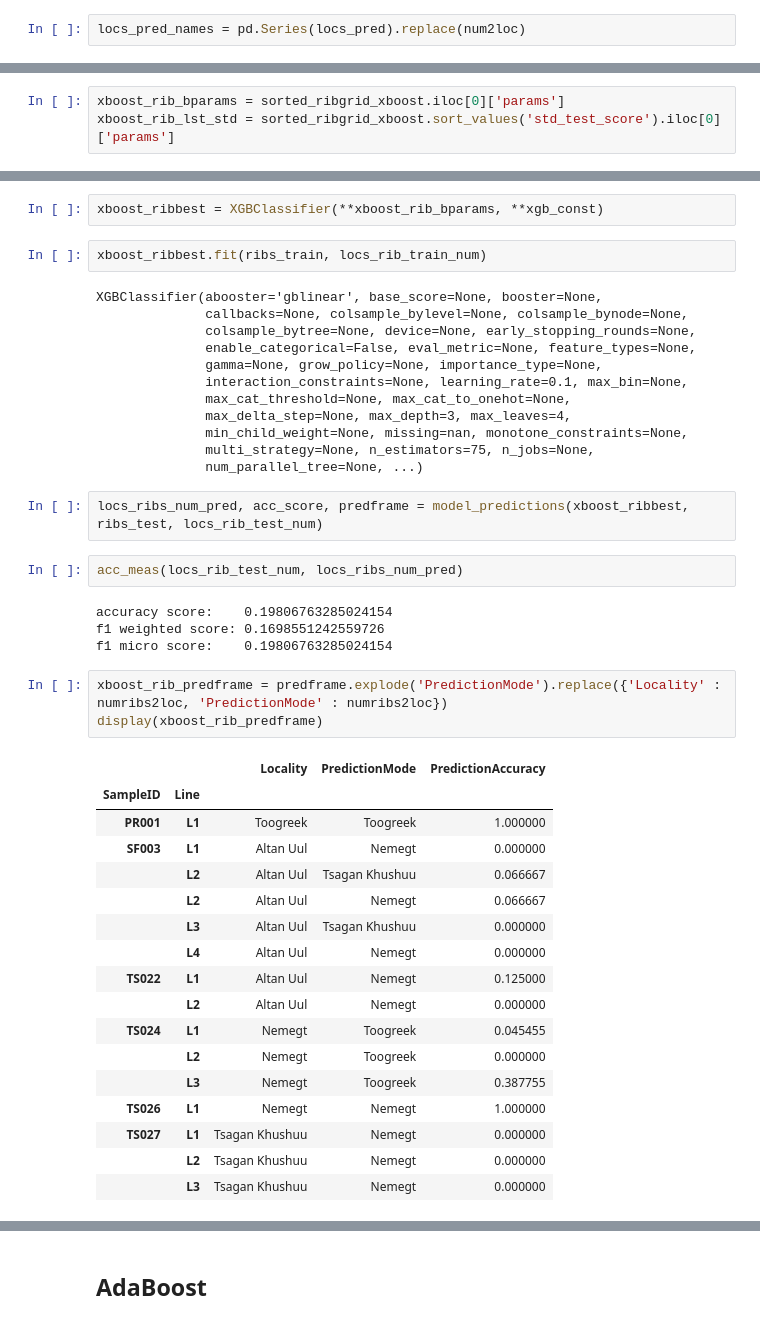
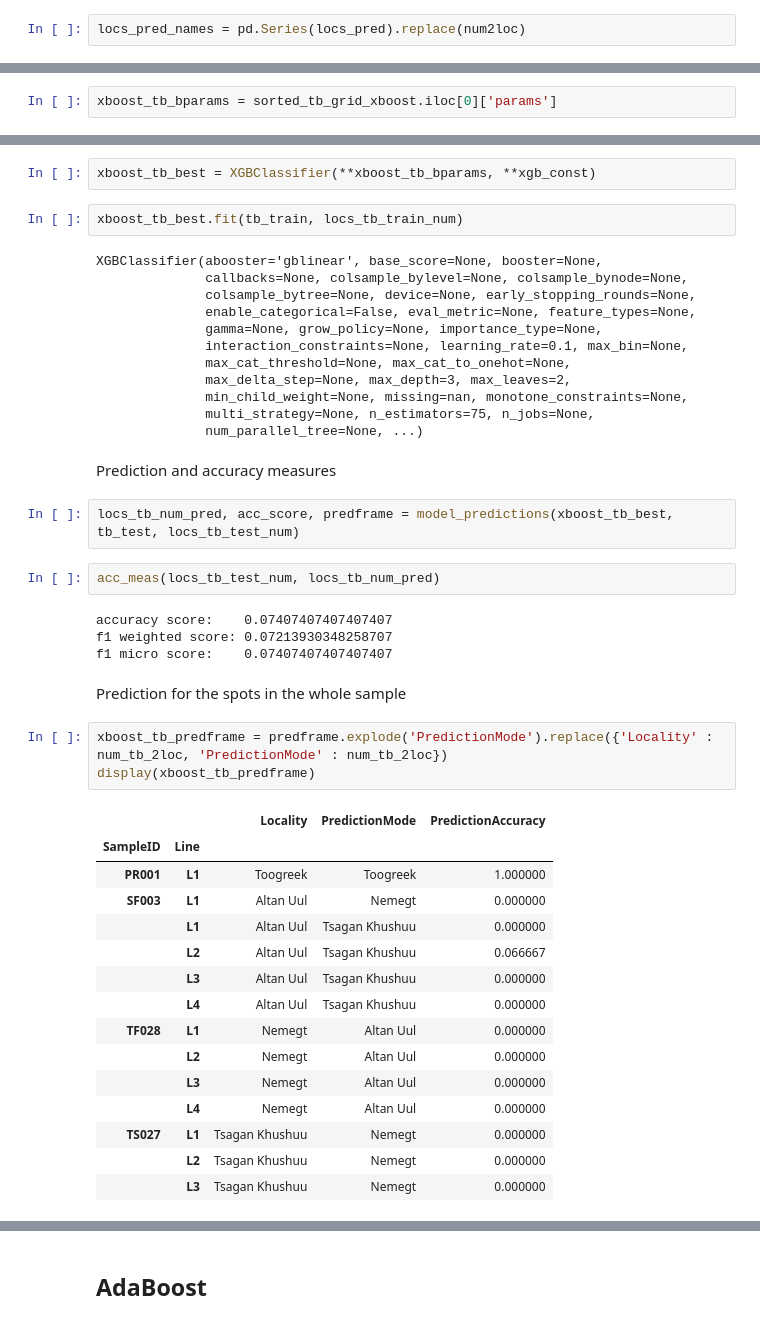
Before and after one commit to MikeRockSurowski/Locality, a Jupyter notebook: Bones from Gobi - loc prediction.ipynb, the cells around one changed output, grey strips where cells are left out. Drawn from its saved outputs; the diff is of its cells as text.

```diff
--- a/Bones from Gobi - loc prediction.ipynb
+++ b/Bones from Gobi - loc prediction.ipynb
@@ -1115,4 +1491,3 @@ sorted_ribgrid_xboost = grid_results_view(xgb_grid_rib)
 # %%
-xboost_rib_bparams = sorted_ribgrid_xboost.iloc[0]['params']
-xboost_rib_lst_std = sorted_ribgrid_xboost.sort_values('std_test_score').iloc[0]['params']
+xboost_tb_bparams = sorted_tb_grid_xboost.iloc[0]['params']
 # %% [markdown]
@@ -1120,7 +1497,7 @@ xboost_rib_lst_std = sorted_ribgrid_xboost.sort_values('std_test_score').iloc[0]
 # %%
-xboost_ribbest = XGBClassifier(**xboost_rib_bparams, **xgb_const)
+xboost_tb_best = XGBClassifier(**xboost_tb_bparams, **xgb_const)
 # %%
-xboost_ribbest.fit(ribs_train, locs_rib_train_num)
+xboost_tb_best.fit(tb_train, locs_tb_train_num)
 # %% [output]
 XGBClassifier(abooster='gblinear', base_score=None, booster=None,
               callbacks=None, colsample_bylevel=None, colsample_bynode=None,
@@ -1129,36 +1506,38 @@ XGBClassifier(abooster='gblinear', base_score=None, booster=None,
               gamma=None, grow_policy=None, importance_type=None,
               interaction_constraints=None, learning_rate=0.1, max_bin=None,
               max_cat_threshold=None, max_cat_to_onehot=None,
-              max_delta_step=None, max_depth=3, max_leaves=4,
+              max_delta_step=None, max_depth=3, max_leaves=2,
               min_child_weight=None, missing=nan, monotone_constraints=None,
               multi_strategy=None, n_estimators=75, n_jobs=None,
               num_parallel_tree=None, ...)
+# %% [markdown]
+Prediction and accuracy measures
 # %%
-locs_ribs_num_pred, acc_score, predframe = model_predictions(xboost_ribbest, ribs_test, locs_rib_test_num)
+locs_tb_num_pred, acc_score, predframe = model_predictions(xboost_tb_best, tb_test, locs_tb_test_num)
 # %%
-acc_meas(locs_rib_test_num, locs_ribs_num_pred)
+acc_meas(locs_tb_test_num, locs_tb_num_pred)
 # %% [output]
-accuracy score:    0.19806763285024154
-f1 weighted score: 0.1698551242559726
-f1 micro score:    0.19806763285024154
+accuracy score:    0.07407407407407407
+f1 weighted score: 0.07213930348258707
+f1 micro score:    0.07407407407407407
+# %% [markdown]
+Prediction for the spots in the whole sample
 # %%
-xboost_rib_predframe = predframe.explode('PredictionMode').replace({'Locality' : numribs2loc, 'PredictionMode' : numribs2loc})
-display(xboost_rib_predframe)
+xboost_tb_predframe = predframe.explode('PredictionMode').replace({'Locality' : num_tb_2loc, 'PredictionMode' : num_tb_2loc})
+display(xboost_tb_predframe)
 # %% [output]
 |  |  | Locality | PredictionMode | PredictionAccuracy |
 | SampleID | Line |  |  |  |
 | PR001 | L1 | Toogreek | Toogreek | 1.000000 |
 | SF003 | L1 | Altan Uul | Nemegt | 0.000000 |
+|  | L1 | Altan Uul | Tsagan Khushuu | 0.000000 |
 |  | L2 | Altan Uul | Tsagan Khushuu | 0.066667 |
-|  | L2 | Altan Uul | Nemegt | 0.066667 |
 |  | L3 | Altan Uul | Tsagan Khushuu | 0.000000 |
-|  | L4 | Altan Uul | Nemegt | 0.000000 |
-| TS022 | L1 | Altan Uul | Nemegt | 0.125000 |
-|  | L2 | Altan Uul | Nemegt | 0.000000 |
-| TS024 | L1 | Nemegt | Toogreek | 0.045455 |
-|  | L2 | Nemegt | Toogreek | 0.000000 |
-|  | L3 | Nemegt | Toogreek | 0.387755 |
-| TS026 | L1 | Nemegt | Nemegt | 1.000000 |
+|  | L4 | Altan Uul | Tsagan Khushuu | 0.000000 |
+| TF028 | L1 | Nemegt | Altan Uul | 0.000000 |
+|  | L2 | Nemegt | Altan Uul | 0.000000 |
+|  | L3 | Nemegt | Altan Uul | 0.000000 |
+|  | L4 | Nemegt | Altan Uul | 0.000000 |
 | TS027 | L1 | Tsagan Khushuu | Nemegt | 0.000000 |
 |  | L2 | Tsagan Khushuu | Nemegt | 0.000000 |
 |  | L3 | Tsagan Khushuu | Nemegt | 0.000000 |
```
Also changed, not shown: parts of 322 cells of this notebook, 34 other files.
